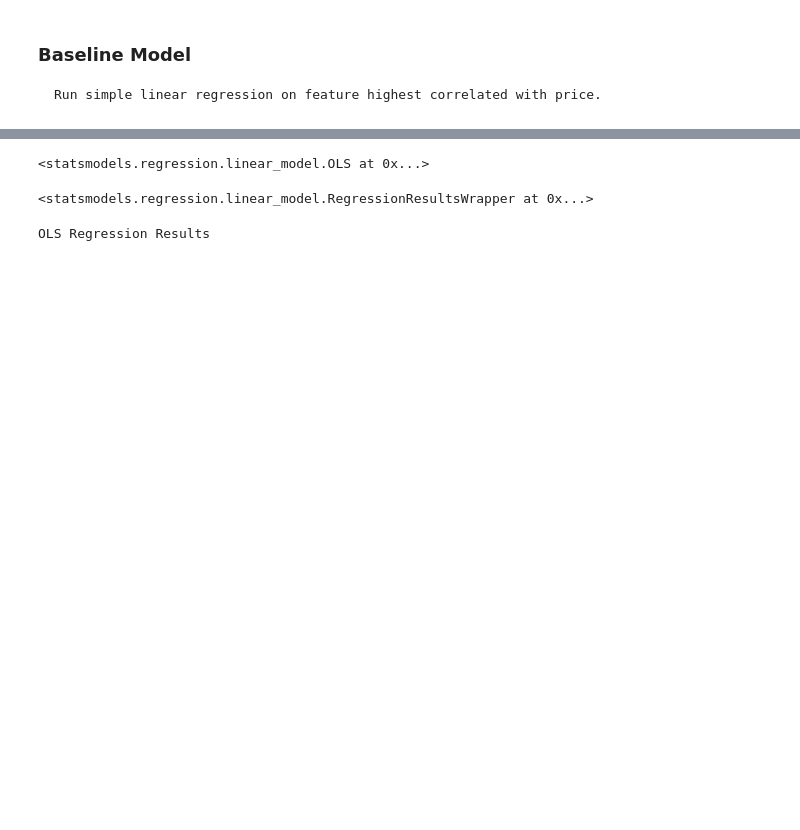
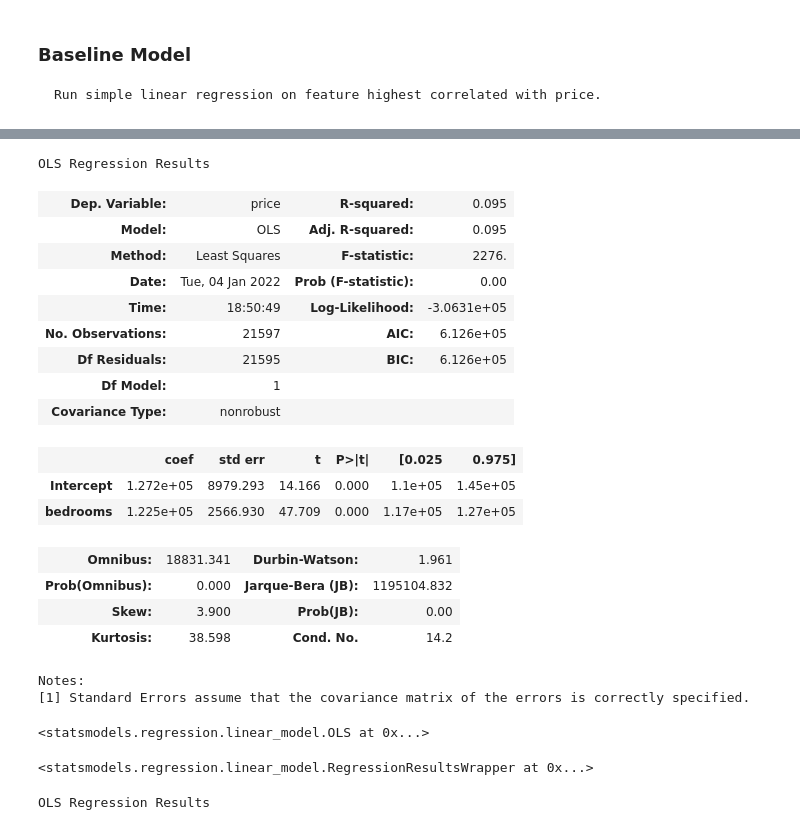
Before and after one commit to westonshuken/King-county-housing-analysis, a Jupyter notebook: index-OLS testing Ross.ipynb, the cells around one changed output, grey strips where cells are left out. Saved outputs shown, nothing was run; the diff lists cells and outputs as text; code cells hidden in the pictures; blank space fills up the shorter version.

```diff
--- a/index-OLS testing Ross.ipynb
+++ b/index-OLS testing Ross.ipynb
@@ -214,6 +214,32 @@ Notes:
 [1] Standard Errors assume that the covariance matrix of the errors is correctly specified.
 [2] The condition number is large, 1.8e+08. This might indicate that there are
 strong multicollinearity or other numerical problems.
+# %%
+# alone, zip code is significant but shows only 0.003 contribution to R squared
+mod_bed = sm.formula.ols(formula= "price ~ bedrooms", data = raw_data)
+mod_bed_result = mod_bed.fit()
+mod_bed_summ = mod_bed_result.summary()
+mod_bed_summ
+# %% [output]
+OLS Regression Results
+| Dep. Variable: | price | R-squared: | 0.095 |
+| Model: | OLS | Adj. R-squared: | 0.095 |
+| Method: | Least Squares | F-statistic: | 2276. |
+| Date: | Tue, 04 Jan 2022 | Prob (F-statistic): | 0.00 |
+| Time: | 18:50:49 | Log-Likelihood: | -3.0631e+05 |
+| No. Observations: | 21597 | AIC: | 6.126e+05 |
+| Df Residuals: | 21595 | BIC: | 6.126e+05 |
+| Df Model: | 1 |  |  |
+| Covariance Type: | nonrobust |  |  |
+|  | coef | std err | t | P>|t| | [0.025 | 0.975] |
+| Intercept | 1.272e+05 | 8979.293 | 14.166 | 0.000 | 1.1e+05 | 1.45e+05 |
+| bedrooms | 1.225e+05 | 2566.930 | 47.709 | 0.000 | 1.17e+05 | 1.27e+05 |
+| Omnibus: | 18831.341 | Durbin-Watson: | 1.961 |
+| Prob(Omnibus): | 0.000 | Jarque-Bera (JB): | 1195104.832 |
+| Skew: | 3.900 | Prob(JB): | 0.00 |
+| Kurtosis: | 38.598 | Cond. No. | 14.2 |
+Notes:
+[1] Standard Errors assume that the covariance matrix of the errors is correctly specified.
 # %%
 # ols
 mod1 = sm.formula.ols(formula= "price ~ sqft_living", data = raw_data)
```
Also changed, not shown: parts of 8 cells of this notebook.
